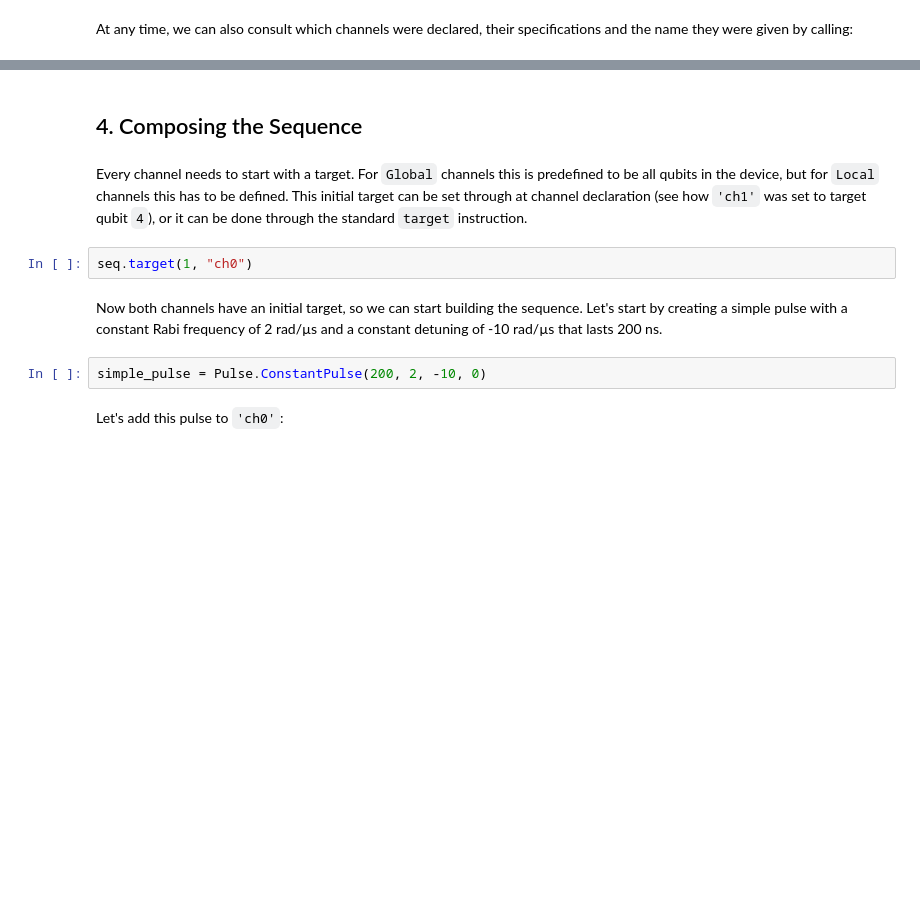
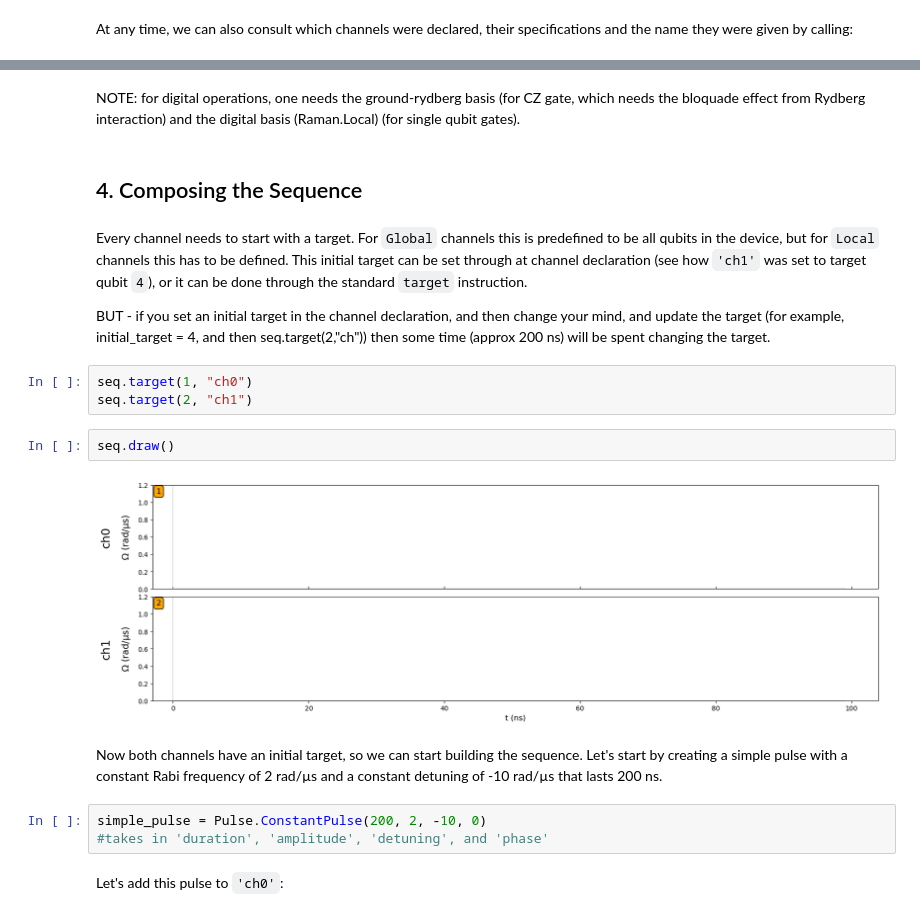
Before and after one commit to vdrouint/Pulser-tutorial-only, a Jupyter notebook: tutorials/creating_sequences.ipynb, the cells around one changed output, grey strips where cells are left out. Saved outputs shown, nothing was run; the diff lists cells and outputs as text; blank space fills up the shorter version.

```diff
--- a/tutorials/creating_sequences.ipynb
+++ b/tutorials/creating_sequences.ipynb
@@ -75,13 +126,23 @@ seq.declared_channels
+# %% [markdown]
+NOTE: for digital operations, one needs the ground-rydberg basis (for CZ gate, which needs the bloquade effect from Rydberg interaction) and the digital basis (Raman.Local) (for single qubit gates).
 # %% [markdown]
 ## 4. Composing the Sequence
 # %% [markdown]
 Every channel needs to start with a target. For `Global` channels this is predefined to be all qubits in the device, but for `Local` channels this has to be defined. This initial target can be set through at channel declaration (see how `'ch1'` was set to target qubit `4`), or it can be done through the standard `target` instruction.
+
+BUT - if you set an initial target in the channel declaration, and then change your mind, and update the target (for example, initial_target = 4, and then seq.target(2,"ch")) then some time (approx 200 ns) will be spent changing the target.
 # %%
 seq.target(1, "ch0")
+seq.target(2, "ch1")
+# %%
+seq.draw()
+# %% [output]
+[figure, added]
 # %% [markdown]
 Now both channels have an initial target, so we can start building the sequence. Let's start by creating a simple pulse with a constant Rabi frequency of 2 rad/µs and a constant detuning of -10 rad/µs that lasts 200 ns.
 # %%
 simple_pulse = Pulse.ConstantPulse(200, 2, -10, 0)
+#takes in 'duration', 'amplitude', 'detuning', and 'phase'
 # %% [markdown]
 Let's add this pulse to `'ch0'`:
 # %%
```
Also changed, not shown: parts of 19 cells of this notebook, 2 other files.
